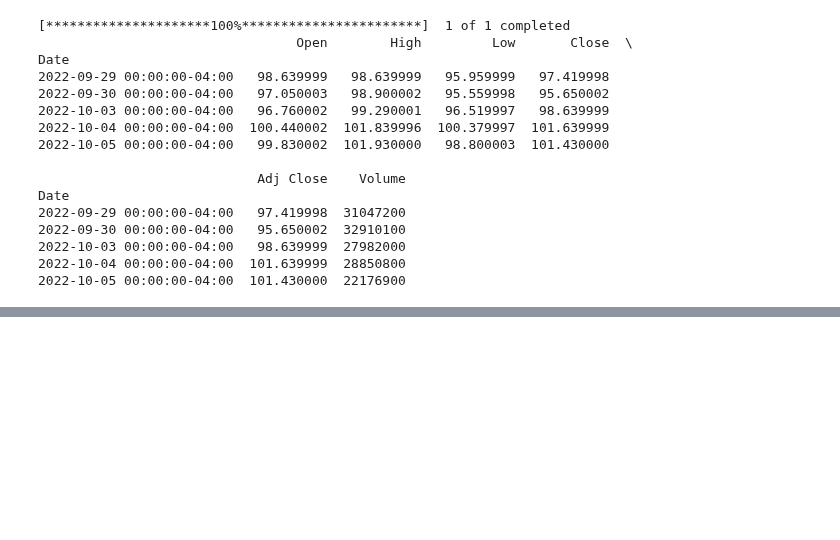
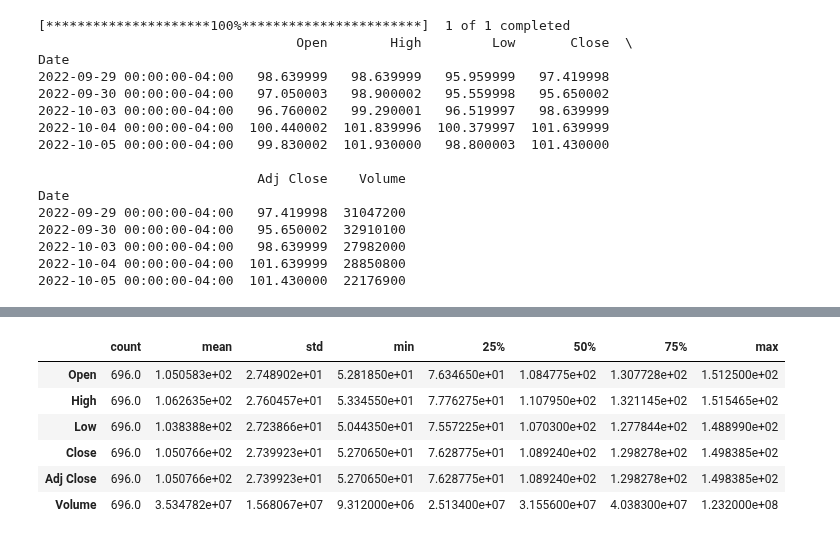
Before and after one commit to mustafaktaas/Python_StockPricePrediction_MachineLearning, a Jupyter notebook: StockPricePrediction_MachineLearning.ipynb, the cells around one changed output, grey strips where cells are left out. Cells and saved outputs as stored; diff of their text form; code cells hidden in the pictures; blank space fills up the shorter version.

```diff
--- a/StockPricePrediction_MachineLearning.ipynb
+++ b/StockPricePrediction_MachineLearning.ipynb
@@ -64,0 +114,10 @@ Date
+# %%
+df.describe().T
+# %% [output]
+|  | count | mean | std | min | 25% | 50% | 75% | max |
+| Open | 696.0 | 1.050583e+02 | 2.748902e+01 | 5.281850e+01 | 7.634650e+01 | 1.084775e+02 | 1.307728e+02 | 1.512500e+02 |
+| High | 696.0 | 1.062635e+02 | 2.760457e+01 | 5.334550e+01 | 7.776275e+01 | 1.107950e+02 | 1.321145e+02 | 1.515465e+02 |
+| Low | 696.0 | 1.038388e+02 | 2.723866e+01 | 5.044350e+01 | 7.557225e+01 | 1.070300e+02 | 1.277844e+02 | 1.488990e+02 |
+| Close | 696.0 | 1.050766e+02 | 2.739923e+01 | 5.270650e+01 | 7.628775e+01 | 1.089240e+02 | 1.298278e+02 | 1.498385e+02 |
+| Adj Close | 696.0 | 1.050766e+02 | 2.739923e+01 | 5.270650e+01 | 7.628775e+01 | 1.089240e+02 | 1.298278e+02 | 1.498385e+02 |
+| Volume | 696.0 | 3.534782e+07 | 1.568067e+07 | 9.312000e+06 | 2.513400e+07 | 3.155600e+07 | 4.038300e+07 | 1.232000e+08 |
```
Also changed, not shown: parts of 9 cells of this notebook.
